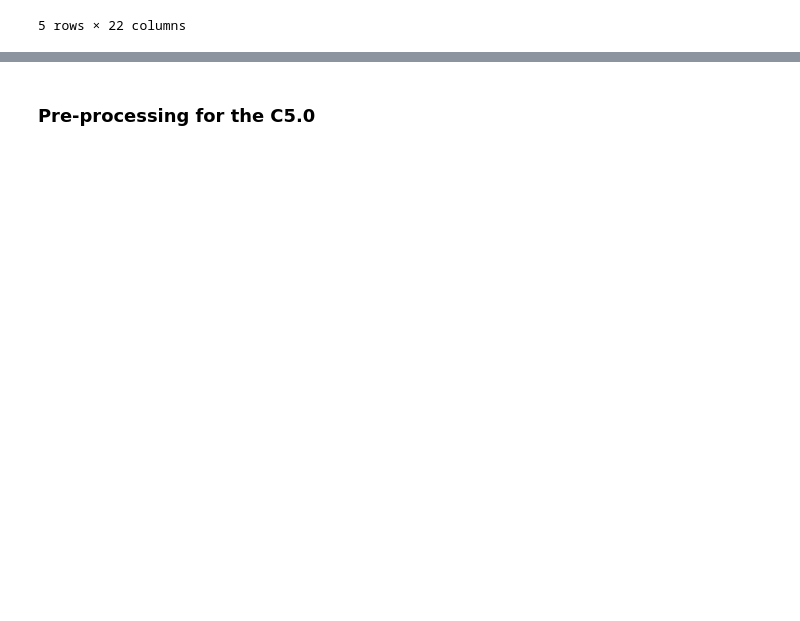
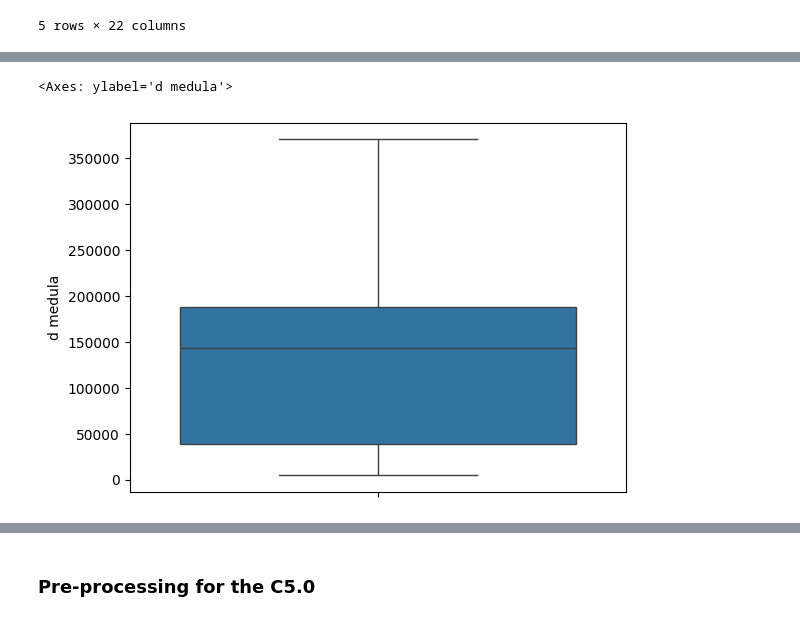
Before and after one commit to rianaditro/classification_web_app, a Jupyter notebook: classification_C5_KNN.ipynb, the cells around one changed output, grey strips where cells are left out. Saved outputs shown, nothing was run; the diff lists cells and outputs as text; code cells hidden in the pictures; blank space fills up the shorter version.

```diff
--- a/classification_C5_KNN.ipynb
+++ b/classification_C5_KNN.ipynb
@@ -175,0 +208,5 @@ Name: count, dtype: int64
+# %%
+sns.boxplot(df['d medula'])
+# %% [output]
+<Axes: ylabel='d medula'>
+[figure, added]
```
Also changed, not shown: parts of 67 cells of this notebook.
